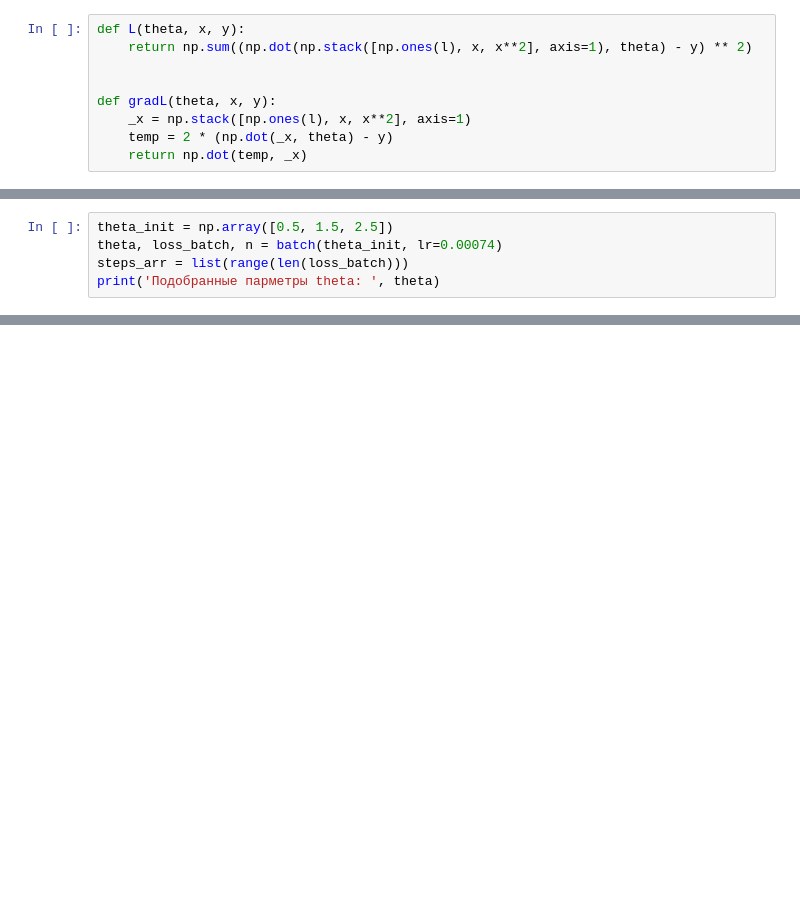
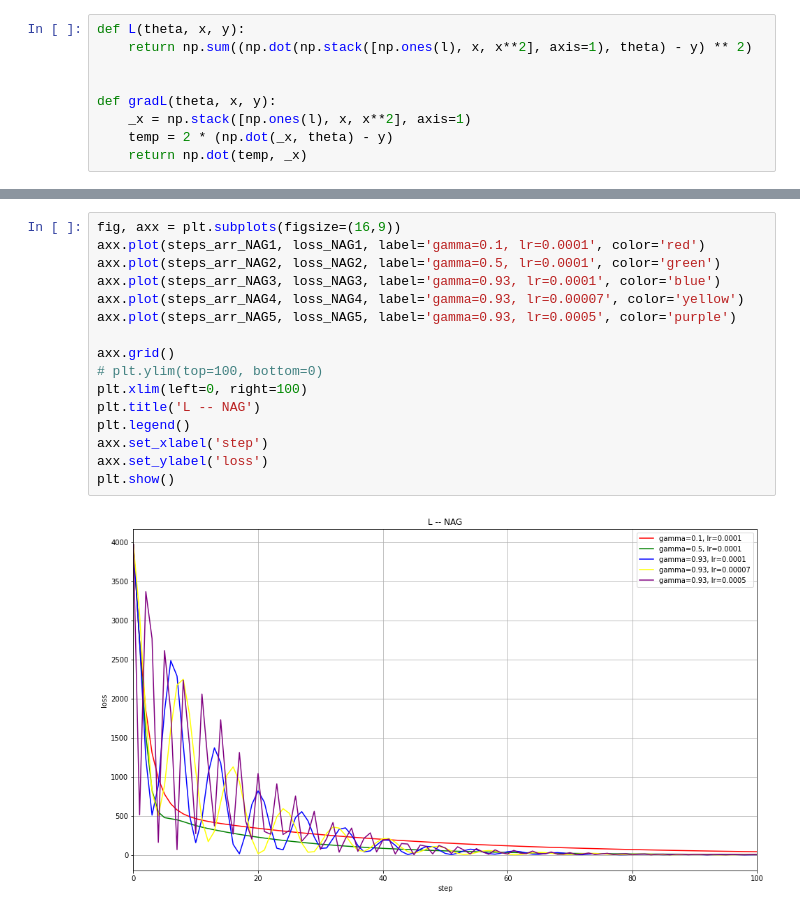
Before and after one commit to ivanov17andrey/nag_batch, a Jupyter notebook: NAG_BATCH.ipynb, the cells around one changed output, grey strips where cells are left out. Saved outputs shown, nothing was run; the diff lists cells and outputs as text; blank space fills up the shorter version.

```diff
--- a/NAG_BATCH.ipynb
+++ b/NAG_BATCH.ipynb
@@ -50,5 +50,0 @@ def batch(theta, e=1e-6, lr=0.0001, n=10000):
-# %%
-theta_init = np.array([0.5, 1.5, 2.5])
-theta, loss_batch, n = batch(theta_init, lr=0.00074)
-steps_arr = list(range(len(loss_batch)))
-print('Подобранные парметры theta: ', theta)
@@ -98,0 +139,18 @@ plt.show()
+# %%
+fig, axx = plt.subplots(figsize=(16,9))
+axx.plot(steps_arr_NAG1, loss_NAG1, label='gamma=0.1, lr=0.0001', color='red')
+axx.plot(steps_arr_NAG2, loss_NAG2, label='gamma=0.5, lr=0.0001', color='green')
+axx.plot(steps_arr_NAG3, loss_NAG3, label='gamma=0.93, lr=0.0001', color='blue')
+axx.plot(steps_arr_NAG4, loss_NAG4, label='gamma=0.93, lr=0.00007', color='yellow')
+axx.plot(steps_arr_NAG5, loss_NAG5, label='gamma=0.93, lr=0.0005', color='purple')
+
+axx.grid()
+# plt.ylim(top=100, bottom=0)
+plt.xlim(left=0, right=100)
+plt.title('L -- NAG')
+plt.legend()
+axx.set_xlabel('step')
+axx.set_ylabel('loss')
+plt.show()
+# %% [output]
+[figure, added]
```
Also changed, not shown: parts of 15 cells of this notebook.
